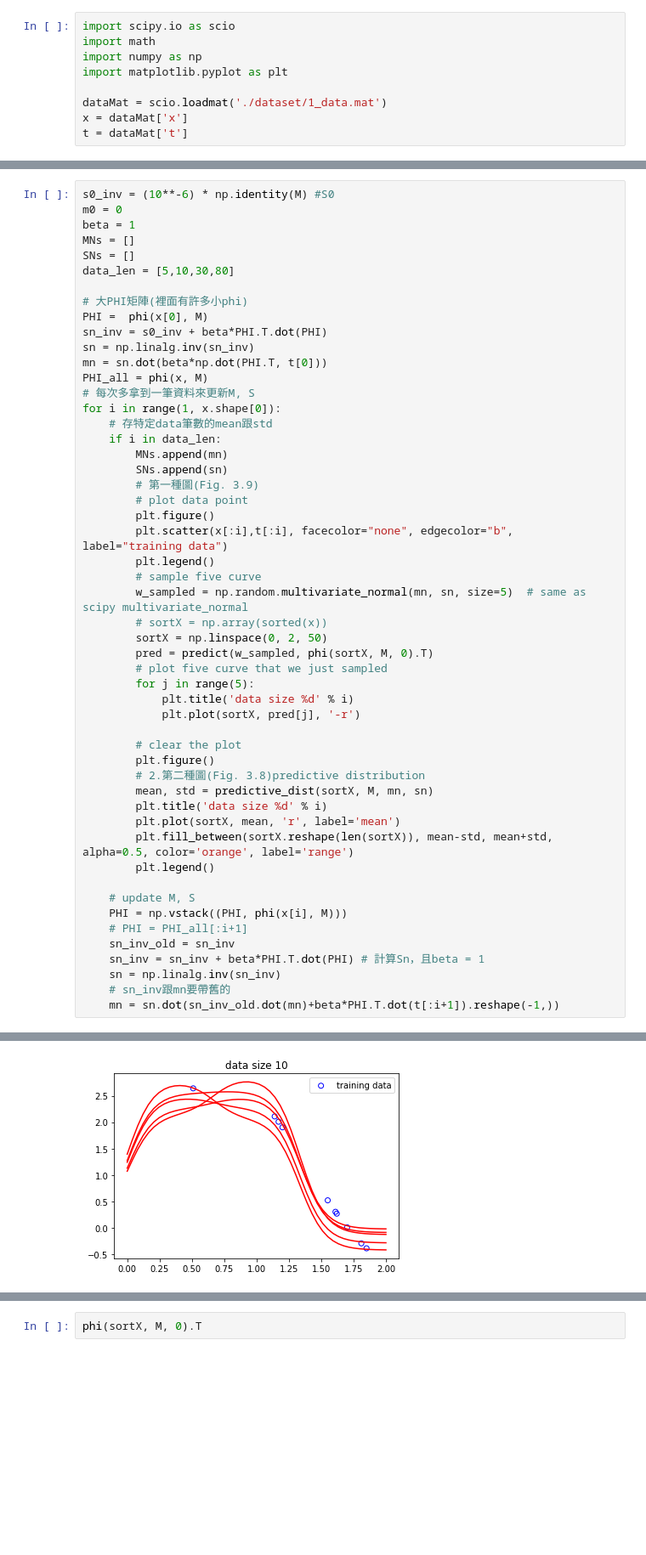
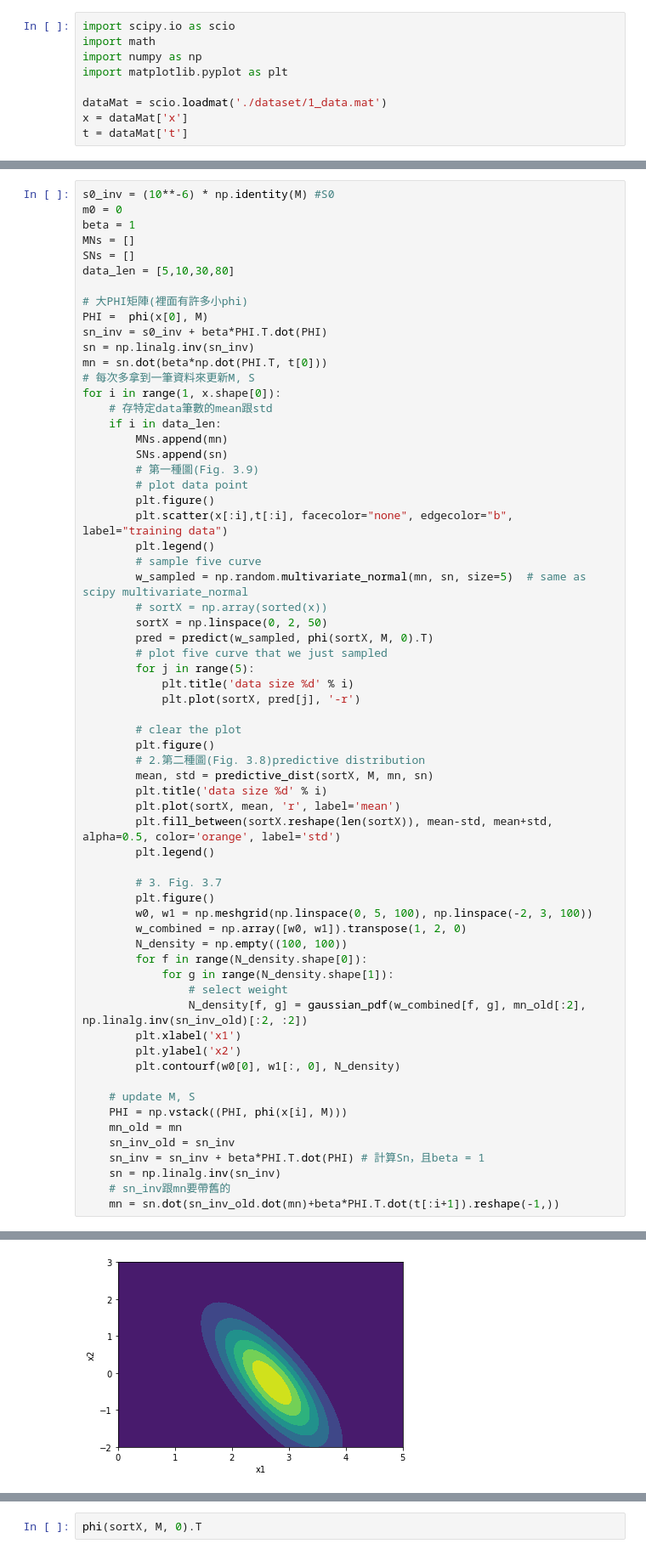
Before and after one commit to johnny12150/NCTU_ML, a Jupyter notebook: HW2/Seq learning.ipynb, the cells around one changed output, grey strips where cells are left out. Shown at 85% size. Drawn from its saved outputs; the diff is of its cells as text; blank space fills up the shorter version.

Commit message:
plot figure 3.7

```diff
--- a/HW2/Seq learning.ipynb
+++ b/HW2/Seq learning.ipynb
@@ -47,7 +52,6 @@ PHI =  phi(x[0], M)
 sn_inv = s0_inv + beta*PHI.T.dot(PHI)
 sn = np.linalg.inv(sn_inv)
 mn = sn.dot(beta*np.dot(PHI.T, t[0]))
-PHI_all = phi(x, M)
 # 每次多拿到一筆資料來更新M, S
 for i in range(1, x.shape[0]):
     # 存特定data筆數的mean跟std
@@ -75,12 +79,25 @@ for i in range(1, x.shape[0]):
         mean, std = predictive_dist(sortX, M, mn, sn)
         plt.title('data size %d' % i)
         plt.plot(sortX, mean, 'r', label='mean')
-        plt.fill_between(sortX.reshape(len(sortX)), mean-std, mean+std, alpha=0.5, color='orange', label='range')
+        plt.fill_between(sortX.reshape(len(sortX)), mean-std, mean+std, alpha=0.5, color='orange', label='std')
         plt.legend()
+
+        # 3. Fig. 3.7
+        plt.figure()
+        w0, w1 = np.meshgrid(np.linspace(0, 5, 100), np.linspace(-2, 3, 100))
+        w_combined = np.array([w0, w1]).transpose(1, 2, 0)
+        N_density = np.empty((100, 100))
+        for f in range(N_density.shape[0]):
+            for g in range(N_density.shape[1]):
+                # select weight
+                N_density[f, g] = gaussian_pdf(w_combined[f, g], mn_old[:2], np.linalg.inv(sn_inv_old)[:2, :2])
+        plt.xlabel('x1')
+        plt.ylabel('x2')
+        plt.contourf(w0[0], w1[:, 0], N_density)
 
     # update M, S
     PHI = np.vstack((PHI, phi(x[i], M)))
-    # PHI = PHI_all[:i+1]
+    mn_old = mn
     sn_inv_old = sn_inv
     sn_inv = sn_inv + beta*PHI.T.dot(PHI) # 計算Sn，且beta = 1
     sn = np.linalg.inv(sn_inv)
@@ -92 +109 @@ for i in range(1, x.shape[0]):
-[figure, old version]
+[figure, new version]
```
Also changed, not shown: parts of 3 cells of this notebook.
